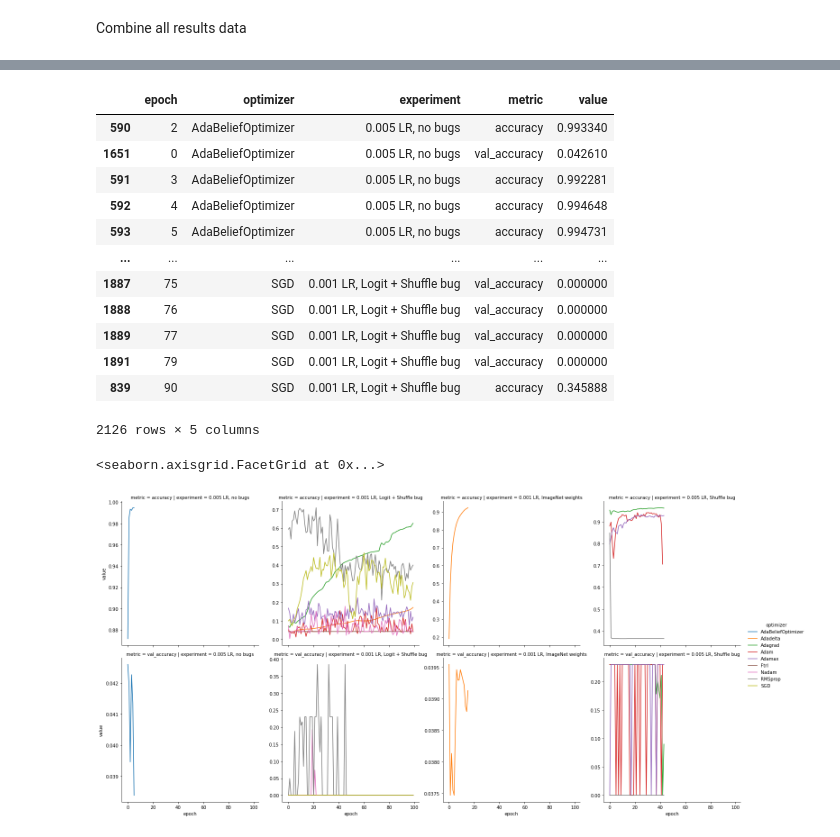
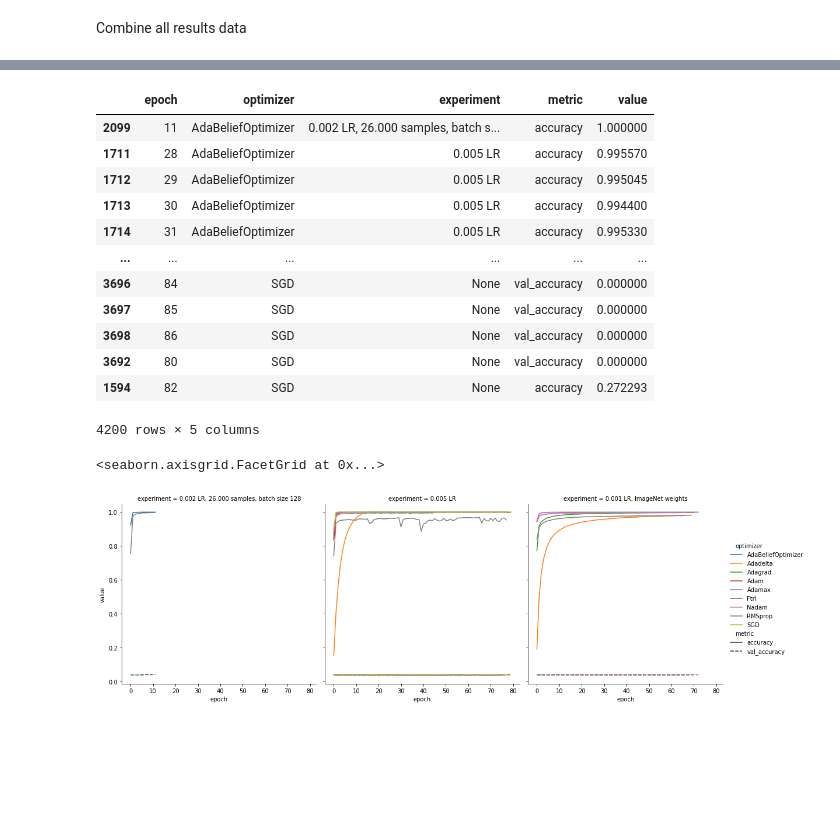
Before and after one commit to dunnkers/optimizers-sign-language, a Jupyter notebook: exploration/results.ipynb, the cells around one changed output, grey strips where cells are left out. Saved outputs shown, nothing was run; the diff lists cells and outputs as text; code cells hidden in the pictures; blank space fills up the shorter version.

```diff
--- a/exploration/results.ipynb
+++ b/exploration/results.ipynb
@@ -3,3 +4,22 @@ import pandas as pd
 from os.path import join, isdir
 import seaborn as sns
 import matplotlib.pyplot as plt
+# %%
+models = '../models'
+def get_data(model_dir):
+    try:
+        data  = pd.read_csv(join(model_dir, 'epoch_loss.csv'))
+        optim = pd.read_json(join(model_dir, 'optimizer.json'), typ='series')
+    except:
+        return None
+    data['model_dir'] = model_dir
+    data['optimizer']     = optim['name']
+    data['learning_rate'] = optim['learning_rate']
+    return data
+
+paths = [join(models, path) for path in os.listdir(models)]
+jobs = filter(isdir, paths)
+df = pd.concat(map(get_data, jobs))
+df['job_id'] = df['model_dir'].str.extract(r'.*/(.*)_.*')
+df['experiment'] = '0.001 LR, asl_alphabet_train'
+df
@@ -7,11 +79,20 @@ import matplotlib.pyplot as plt
 Group experiments by job id's
 # %%
 experiments = {
-    '18102942': '0.001 LR, Logit + Shuffle bug',
-    '18105570': '0.001 LR, Logit + Shuffle bug',
-    '18126401': '0.005 LR, Shuffle bug',
-    '18144187': '0.005 LR, no bugs',
-    '18149074': '0.001 LR, ImageNet weights'
+# partition: gpu. 15 hr time limit
+    # '18102942': '0.001 LR, Logit + Shuffle bug',
+    # '18105570': '0.001 LR, Logit + Shuffle bug',
+# partition: gpu. cancelled at 5hr mark
+    # '18126401': '0.005 LR, Shuffle bug',
+# partition: gpushort. 1:30hr spent
+    # '18144187': '0.005 LR, no bugs',
+# partition: gpu. 10hr time limit
+    '18144207': '0.005 LR',
+# partition: gpushort. 2hr time limit
+    '18149074': '0.001 LR, ImageNet weights',
+# partition: gpushort. 2hr time limit
+    '18152456': '0.002 LR, 26.000 samples, batch size 128',
+    'kaggle': '0.001 LR, asl_alphabet_train'
 }
 # %% [markdown]
 Combine all results data
@@ -82,23 +166,23 @@ molten = df.melt(id_vars=['epoch', 'optimizer', 'experiment'],
 molten
 # %% [output]
 |  | epoch | optimizer | experiment | metric | value |
-| 590 | 2 | AdaBeliefOptimizer | 0.005 LR, no bugs | accuracy | 0.993340 |
-| 1651 | 0 | AdaBeliefOptimizer | 0.005 LR, no bugs | val_accuracy | 0.042610 |
-| 591 | 3 | AdaBeliefOptimizer | 0.005 LR, no bugs | accuracy | 0.992281 |
-| 592 | 4 | AdaBeliefOptimizer | 0.005 LR, no bugs | accuracy | 0.994648 |
-| 593 | 5 | AdaBeliefOptimizer | 0.005 LR, no bugs | accuracy | 0.994731 |
+| 2099 | 11 | AdaBeliefOptimizer | 0.002 LR, 26.000 samples, batch s... | accuracy | 1.000000 |
+| 1711 | 28 | AdaBeliefOptimizer | 0.005 LR | accuracy | 0.995570 |
+| 1712 | 29 | AdaBeliefOptimizer | 0.005 LR | accuracy | 0.995045 |
+| 1713 | 30 | AdaBeliefOptimizer | 0.005 LR | accuracy | 0.994400 |
+| 1714 | 31 | AdaBeliefOptimizer | 0.005 LR | accuracy | 0.995330 |
 | ... | ... | ... | ... | ... | ... |
-| 1887 | 75 | SGD | 0.001 LR, Logit + Shuffle bug | val_accuracy | 0.000000 |
-| 1888 | 76 | SGD | 0.001 LR, Logit + Shuffle bug | val_accuracy | 0.000000 |
-| 1889 | 77 | SGD | 0.001 LR, Logit + Shuffle bug | val_accuracy | 0.000000 |
-| 1891 | 79 | SGD | 0.001 LR, Logit + Shuffle bug | val_accuracy | 0.000000 |
-| 839 | 90 | SGD | 0.001 LR, Logit + Shuffle bug | accuracy | 0.345888 |
+| 3696 | 84 | SGD | None | val_accuracy | 0.000000 |
+| 3697 | 85 | SGD | None | val_accuracy | 0.000000 |
+| 3698 | 86 | SGD | None | val_accuracy | 0.000000 |
+| 3692 | 80 | SGD | None | val_accuracy | 0.000000 |
+| 1594 | 82 | SGD | None | accuracy | 0.272293 |
-2126 rows × 5 columns
+4200 rows × 5 columns
 # %%
 sns.relplot(data=molten, x='epoch', y='value',
     hue='optimizer', kind='line',
-    row='metric', col='experiment',
-    facet_kws={'sharey': False, 'sharex': True})
+    style='metric', col='experiment',
+    facet_kws={'sharey': True, 'sharex': True})
 # %% [output]
 <seaborn.axisgrid.FacetGrid at 0x...>
-[figure, old version]
+[figure, new version]
```
Also changed, not shown: parts of 7 cells of this notebook, 2 other files.
